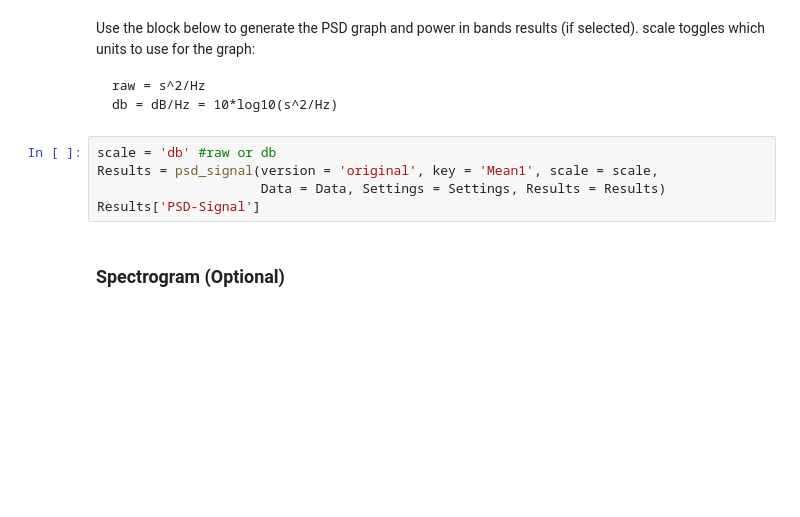
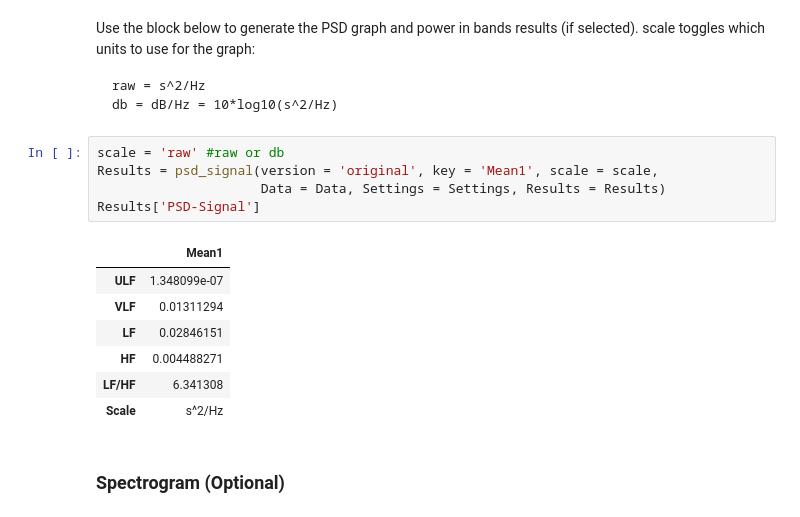
Before and after one commit to drcgw/bass, a Jupyter notebook: Single Wave- Interactive.ipynb, the cells around one changed output. Cells and saved outputs as stored; diff of their text form; blank space fills up the shorter version.

```diff
--- a/Single Wave- Interactive.ipynb
+++ b/Single Wave- Interactive.ipynb
@@ -87,10 +95,18 @@ Use the block below to generate the PSD graph and power in bands results (if sel
     raw = s^2/Hz
     db = dB/Hz = 10*log10(s^2/Hz)
 # %%
-scale = 'db' #raw or db
+scale = 'raw' #raw or db
 Results = psd_signal(version = 'original', key = 'Mean1', scale = scale,
                      Data = Data, Settings = Settings, Results = Results)
 Results['PSD-Signal']
+# %% [output]
+|  | Mean1 |
+| ULF | 1.348099e-07 |
+| VLF | 0.01311294 |
+| LF | 0.02846151 |
+| HF | 0.004488271 |
+| LF/HF | 6.341308 |
+| Scale | s^2/Hz |
 # %% [markdown]
 ### Spectrogram (Optional)
 # %% [markdown]
```
Also changed, not shown: parts of 21 cells of this notebook, 2 other files.
